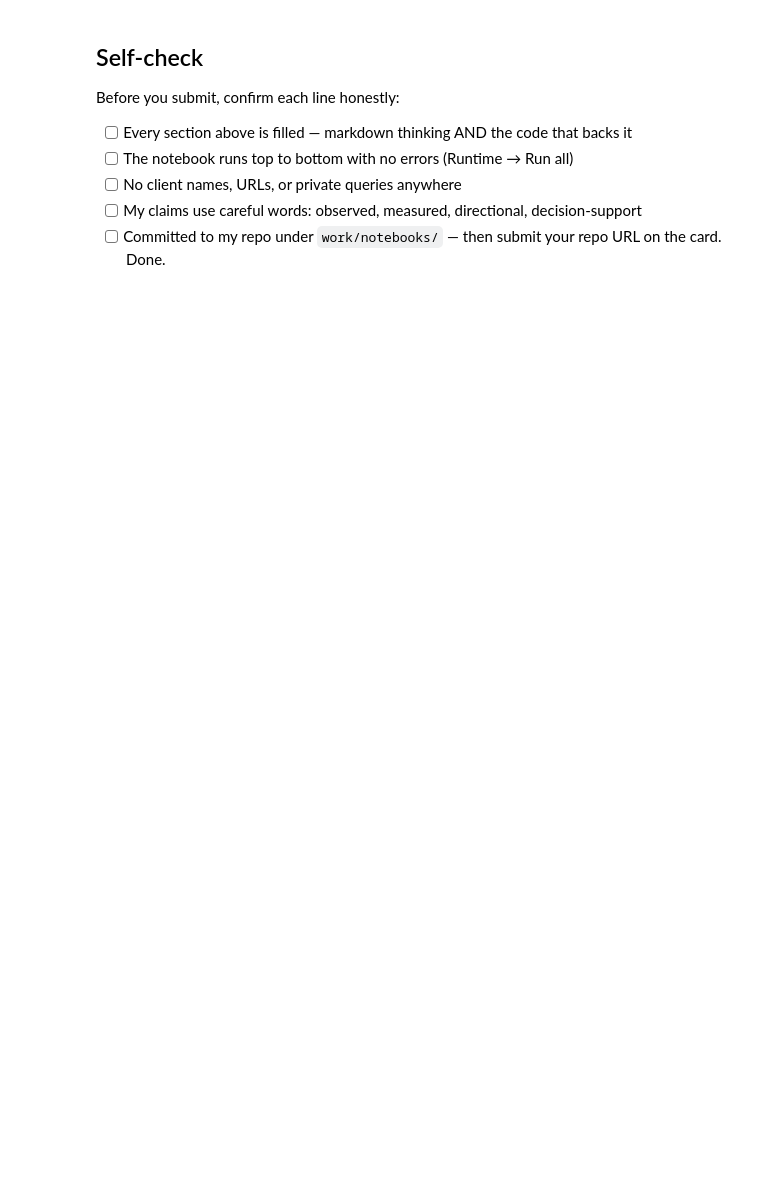
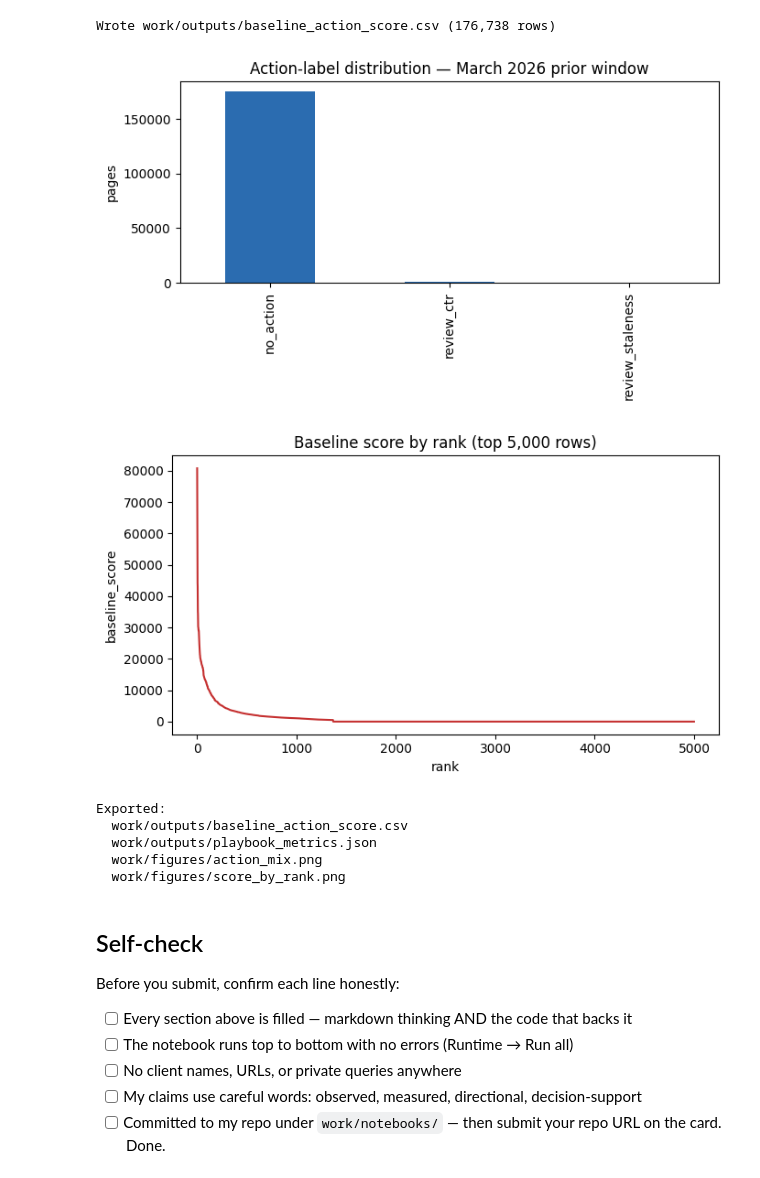
Before and after one commit to Zoye-J/FlyRank--MachineLearning, a Jupyter notebook: work/notebooks/w07_action_playbook.ipynb, the cells around one changed output. Saved outputs shown, nothing was run; the diff lists cells and outputs as text; code cells hidden in the pictures; blank space fills up the shorter version.

```diff
--- a/work/notebooks/w07_action_playbook.ipynb
+++ b/work/notebooks/w07_action_playbook.ipynb
@@ -44,3 +289,49 @@ This skeleton is yours to fill. Work the sections **in order** — each one has
+# %%
+# Export 1: ranked queue CSV
+queue_out = df[[
+    "rank", "content_hash_id", "baseline_score", "reason_code",
+    "action_label", "impressions_30d", "clicks_30d", "ctr_30d",
+    "avg_position_30d", "days_since_update",
+    "content_type", "main_intent"
+]]
+queue_out.to_csv("work/outputs/baseline_action_score.csv", index=False)
+print(f"Wrote work/outputs/baseline_action_score.csv ({len(queue_out):,} rows)")
+
+# Export 2: action-mix figure
+fig, ax = plt.subplots(figsize=(7, 4))
+df["action_label"].value_counts().plot(kind="bar", ax=ax, color="#2b6cb0")
+ax.set_title("Action-label distribution — March 2026 prior window")
+ax.set_ylabel("pages")
+ax.set_xlabel("")
+plt.tight_layout()
+plt.savefig("work/figures/action_mix.png", dpi=120)
+plt.show()
+
+# Export 3: score-by-rank curve (top 5000), shows how quickly the queue drops off
+fig, ax = plt.subplots(figsize=(7, 4))
+df["baseline_score"].head(5000).plot(ax=ax, color="#c53030")
+ax.set_title("Baseline score by rank (top 5,000 rows)")
+ax.set_ylabel("baseline_score")
+ax.set_xlabel("rank")
+plt.tight_layout()
+plt.savefig("work/figures/score_by_rank.png", dpi=120)
+plt.show()
+
+print()
+print("Exported:")
+print("  work/outputs/baseline_action_score.csv")
+print("  work/outputs/playbook_metrics.json")
+print("  work/figures/action_mix.png")
+print("  work/figures/score_by_rank.png")
+# %% [output]
+Wrote work/outputs/baseline_action_score.csv (176,738 rows)
+[figure, added]
+[figure, added]
+Exported:
+  work/outputs/baseline_action_score.csv
+  work/outputs/playbook_metrics.json
+  work/figures/action_mix.png
+  work/figures/score_by_rank.png
 # %% [markdown]
 ## Self-check
 
```
Also changed, not shown: parts of 20 cells of this notebook.
